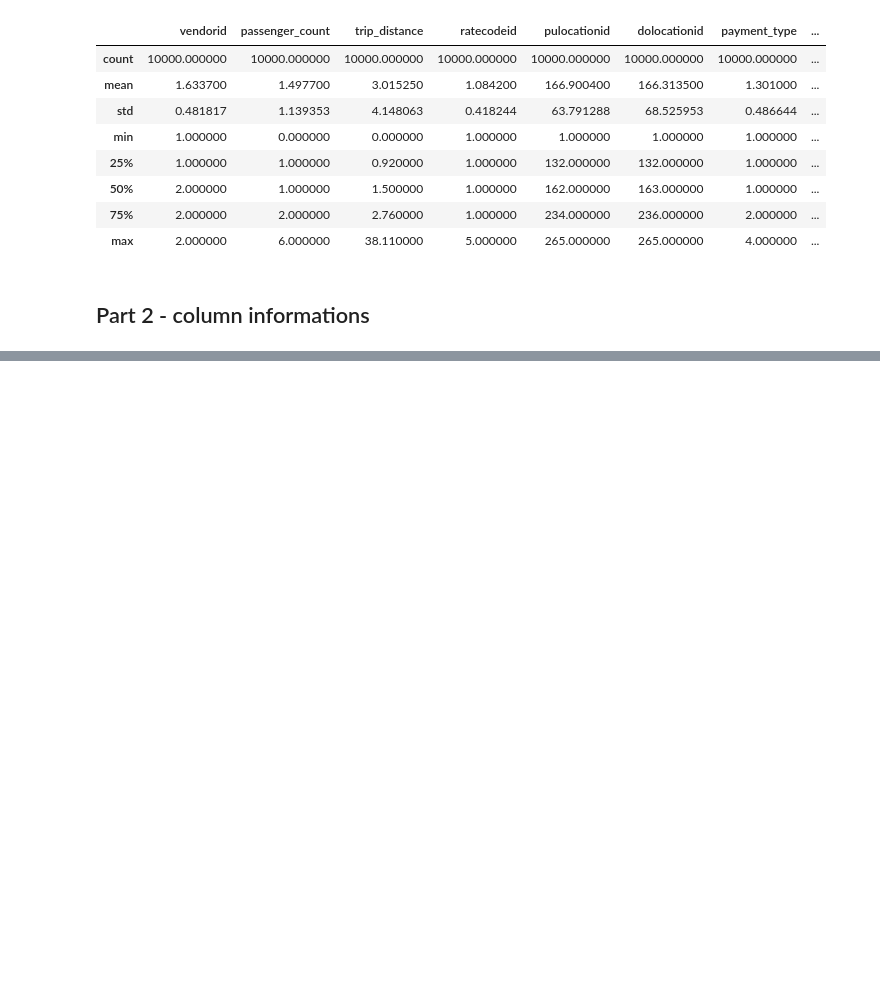
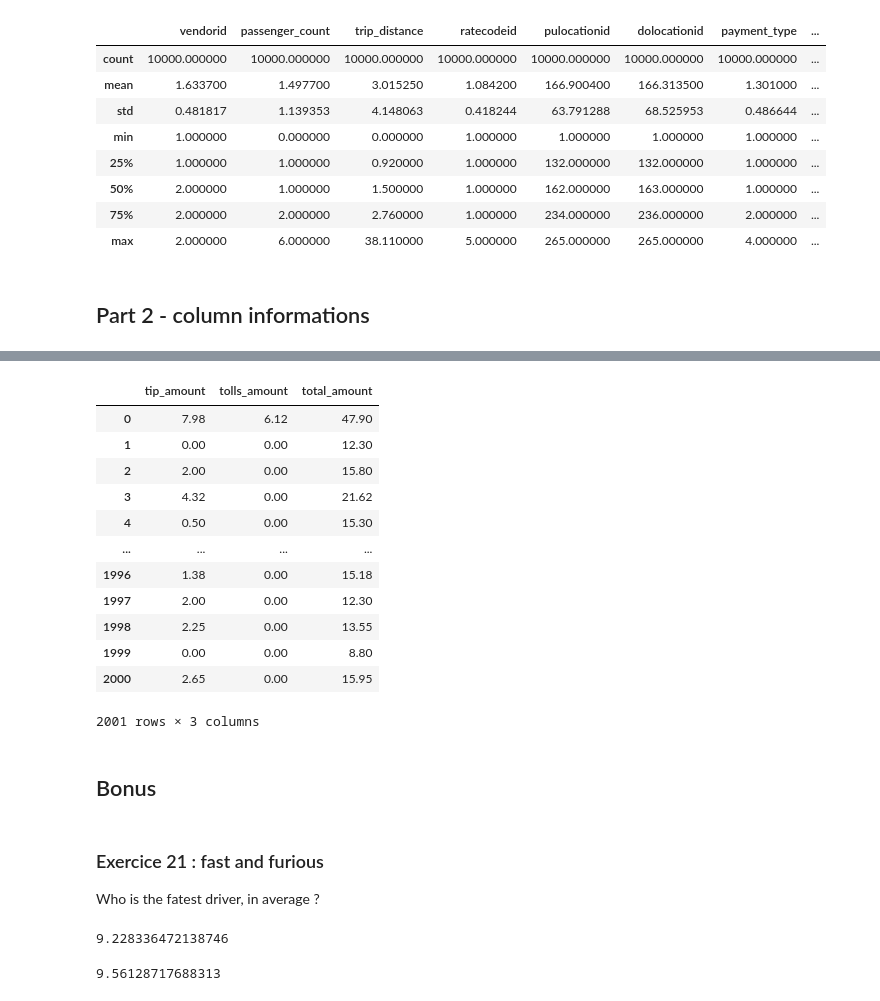
Before and after one commit to Aenori/20221024_public, a Jupyter notebook: jupyter_notebook/D02_pandas_basic_practice_solution.ipynb, the cells around one changed output, grey strips where cells are left out. Saved outputs shown, nothing was run; the diff lists cells and outputs as text; code cells hidden in the pictures; blank space fills up the shorter version.

```diff
--- a/jupyter_notebook/D02_pandas_basic_practice_solution.ipynb
+++ b/jupyter_notebook/D02_pandas_basic_practice_solution.ipynb
@@ -154,0 +240,22 @@ Find the list of the columns of `df_taxi`
+# %%
+df_taxi.loc[:2000, ['tip_amount', 'tolls_amount', 'total_amount']]
+# %% [output]
+|  | tip_amount | tolls_amount | total_amount |
+| 0 | 7.98 | 6.12 | 47.90 |
+| 1 | 0.00 | 0.00 | 12.30 |
+| 2 | 2.00 | 0.00 | 15.80 |
+| 3 | 4.32 | 0.00 | 21.62 |
+| 4 | 0.50 | 0.00 | 15.30 |
+| ... | ... | ... | ... |
+| 1996 | 1.38 | 0.00 | 15.18 |
+| 1997 | 2.00 | 0.00 | 12.30 |
+| 1998 | 2.25 | 0.00 | 13.55 |
+| 1999 | 0.00 | 0.00 | 8.80 |
+| 2000 | 2.65 | 0.00 | 15.95 |
+2001 rows × 3 columns
+# %% [markdown]
+## Bonus
+# %% [markdown]
+### Exercice 21 : fast and furious
+
+Who is the fatest driver, in average ?
@@ -154,0 +266,8 @@ Find the list of the columns of `df_taxi`
+# %%
+df_taxi['speed'][df_taxi['vendorid'] == 2].mean()
+# %% [output]
+9.228336472138746
+# %%
+df_taxi['speed'][df_taxi['vendorid'] == 1].mean()
+# %% [output]
+9.56128717688313
```
Also changed, not shown: parts of 30 cells of this notebook, 51 other files.
